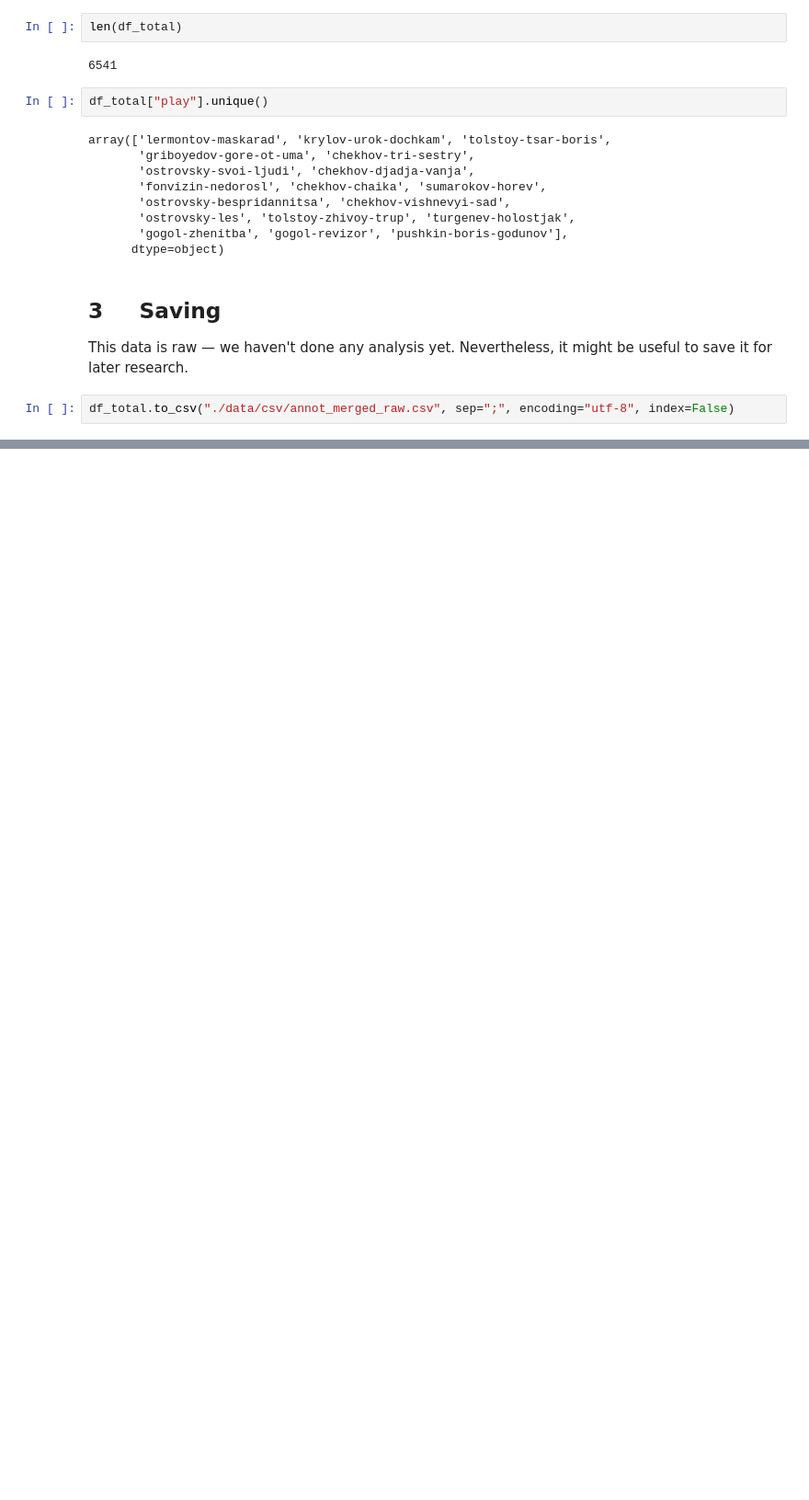
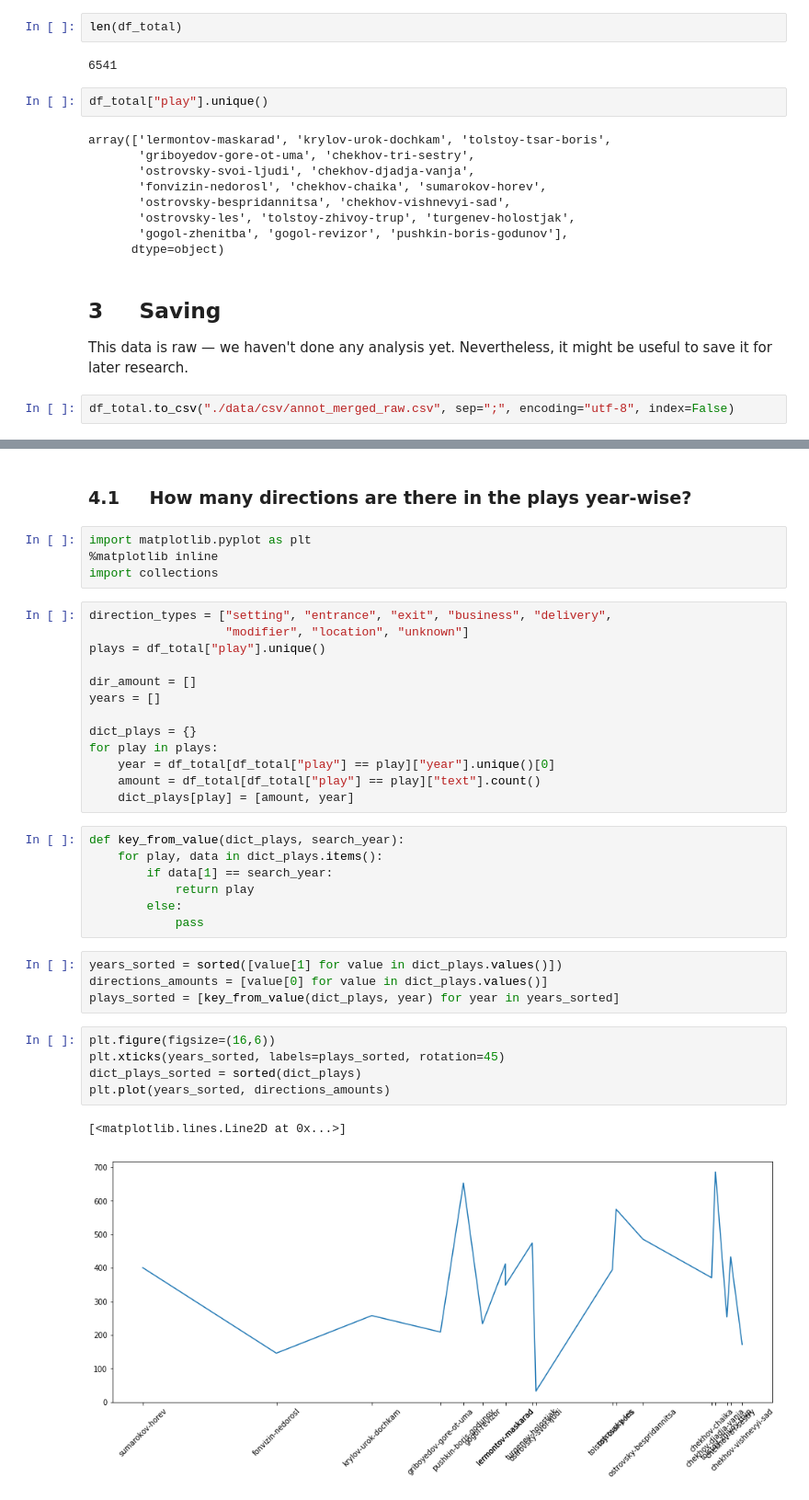
Before and after one commit to creaciond/russian-stage-classification, a Jupyter notebook: annotated-merge.ipynb, the cells around one changed output, grey strips where cells are left out. Shown at 92% size. Saved outputs shown, nothing was run; the diff lists cells and outputs as text; blank space fills up the shorter version.

```diff
--- a/annotated-merge.ipynb
+++ b/annotated-merge.ipynb
@@ -157,0 +161,38 @@ df_total.to_csv("./data/csv/annot_merged_raw.csv", sep=";", encoding="utf-8", in
+# %% [markdown]
+### 4.1 &emsp; How many directions are there in the plays year-wise?
+# %%
+import matplotlib.pyplot as plt
+%matplotlib inline
+import collections
+# %%
+direction_types = ["setting", "entrance", "exit", "business", "delivery",
+                   "modifier", "location", "unknown"]
+plays = df_total["play"].unique()
+
+dir_amount = []
+years = []
+
+dict_plays = {}
+for play in plays:
+    year = df_total[df_total["play"] == play]["year"].unique()[0]
+    amount = df_total[df_total["play"] == play]["text"].count()
+    dict_plays[play] = [amount, year]
+# %%
+def key_from_value(dict_plays, search_year):
+    for play, data in dict_plays.items():
+        if data[1] == search_year:
+            return play
+        else:
+            pass
+# %%
+years_sorted = sorted([value[1] for value in dict_plays.values()])
+directions_amounts = [value[0] for value in dict_plays.values()]
+plays_sorted = [key_from_value(dict_plays, year) for year in years_sorted]
+# %%
+plt.figure(figsize=(16,6))
+plt.xticks(years_sorted, labels=plays_sorted, rotation=45)
+dict_plays_sorted = sorted(dict_plays)
+plt.plot(years_sorted, directions_amounts)
+# %% [output]
+[<matplotlib.lines.Line2D at 0x...>]
+[figure, added]
```
Also changed, not shown: parts of 7 cells of this notebook.
